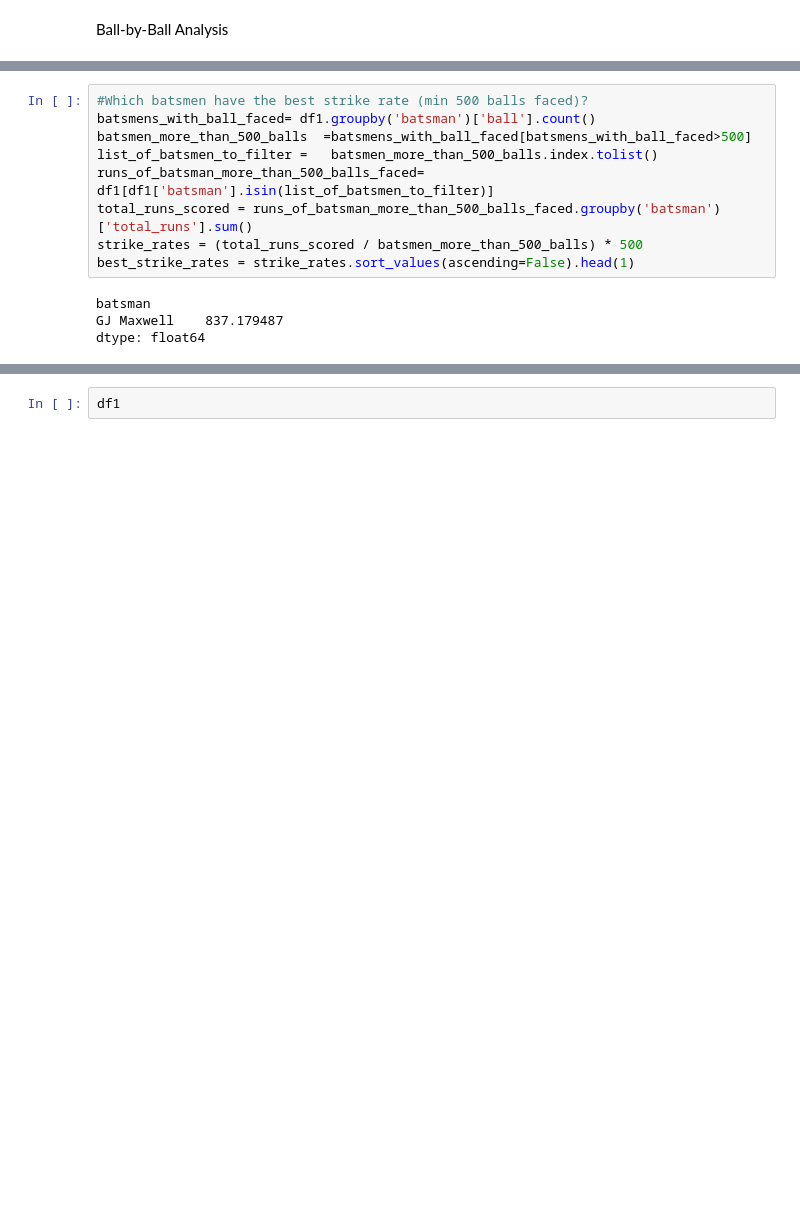
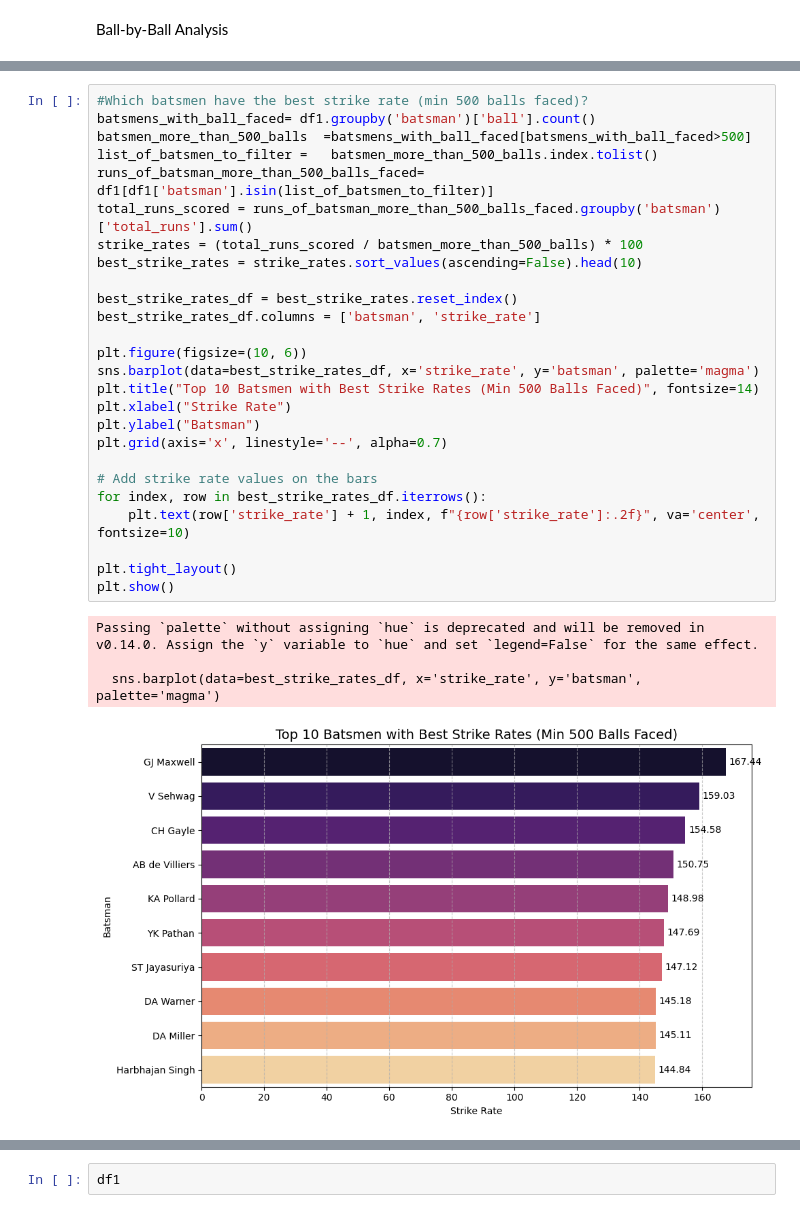
Before and after one commit to YuvanVarshith/Indian_Premier_League_dateset, a Jupyter notebook: notebooks/ipl_eda_analysis.ipynb, the cells around one changed output, grey strips where cells are left out. Saved outputs shown, nothing was run; the diff lists cells and outputs as text; blank space fills up the shorter version.

```diff
--- a/notebooks/ipl_eda_analysis.ipynb
+++ b/notebooks/ipl_eda_analysis.ipynb
@@ -231,16 +253,34 @@ Name: player_dismissed, dtype: int64
 # %%
 #Which batsmen have the best strike rate (min 500 balls faced)?
 batsmens_with_ball_faced= df1.groupby('batsman')['ball'].count()
 batsmen_more_than_500_balls  =batsmens_with_ball_faced[batsmens_with_ball_faced>500]
 list_of_batsmen_to_filter =   batsmen_more_than_500_balls.index.tolist()
 runs_of_batsman_more_than_500_balls_faced= df1[df1['batsman'].isin(list_of_batsmen_to_filter)]
 total_runs_scored = runs_of_batsman_more_than_500_balls_faced.groupby('batsman')['total_runs'].sum()
-strike_rates = (total_runs_scored / batsmen_more_than_500_balls) * 500
-best_strike_rates = strike_rates.sort_values(ascending=False).head(1)
+strike_rates = (total_runs_scored / batsmen_more_than_500_balls) * 100
+best_strike_rates = strike_rates.sort_values(ascending=False).head(10)
+
+best_strike_rates_df = best_strike_rates.reset_index()
+best_strike_rates_df.columns = ['batsman', 'strike_rate']
+
+plt.figure(figsize=(10, 6))
+sns.barplot(data=best_strike_rates_df, x='strike_rate', y='batsman', palette='magma')
+plt.title("Top 10 Batsmen with Best Strike Rates (Min 500 Balls Faced)", fontsize=14)
+plt.xlabel("Strike Rate")
+plt.ylabel("Batsman")
+plt.grid(axis='x', linestyle='--', alpha=0.7)
+
+# Add strike rate values on the bars
+for index, row in best_strike_rates_df.iterrows():
+    plt.text(row['strike_rate'] + 1, index, f"{row['strike_rate']:.2f}", va='center', fontsize=10)
+
+plt.tight_layout()
+plt.show()
 # %% [output]
-batsman
-GJ Maxwell    837.179487
-dtype: float64
+Passing `palette` without assigning `hue` is deprecated and will be removed in v0.14.0. Assign the `y` variable to `hue` and set `legend=False` for the same effect.
+
+  sns.barplot(data=best_strike_rates_df, x='strike_rate', y='batsman', palette='magma')
+[figure, added]
 # %%
 # Which bowler has the best economy rate (min 200 overs bowled)?
 bowler_balls_count= df1.groupby('bowler')['ball'].count()
```
Also changed, not shown: parts of 4 cells of this notebook.
